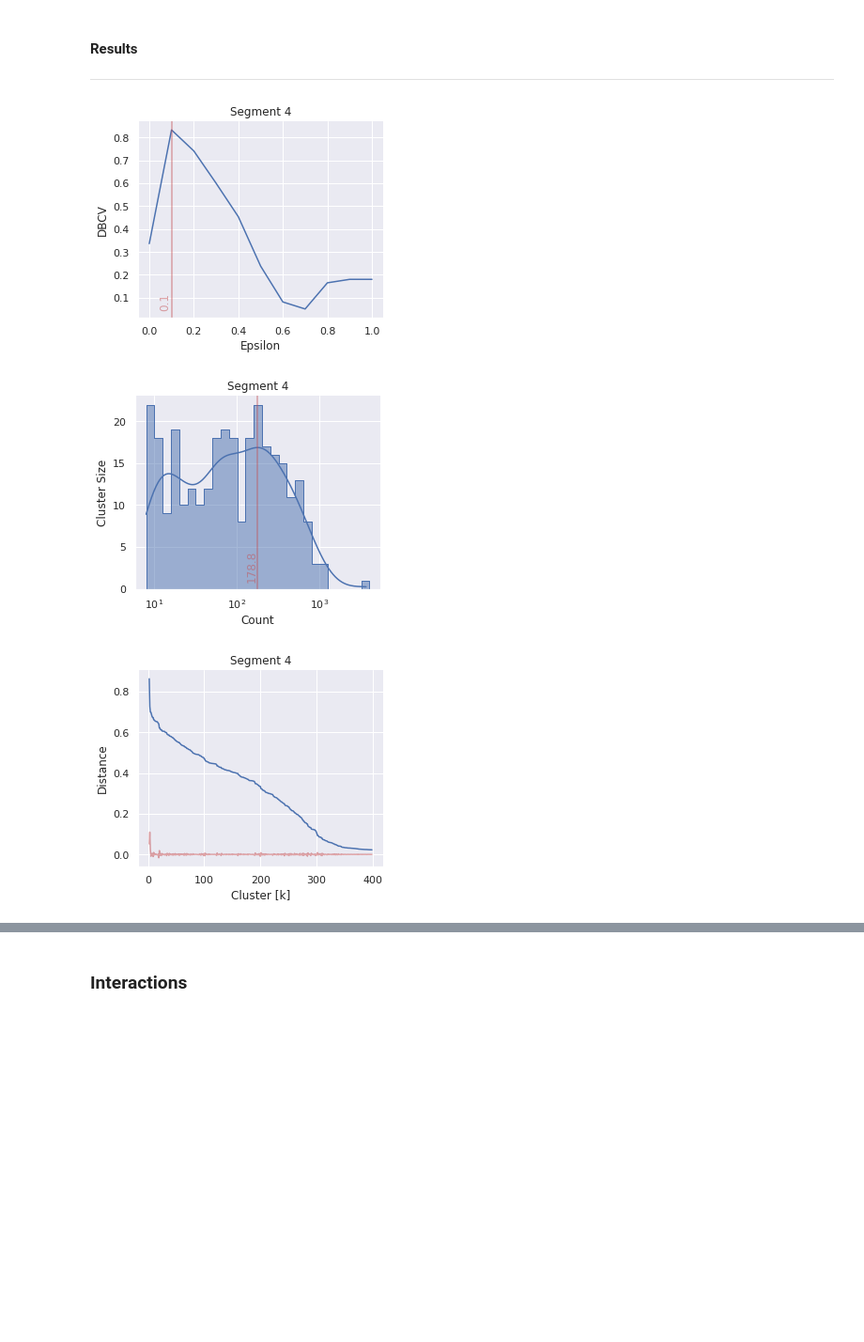
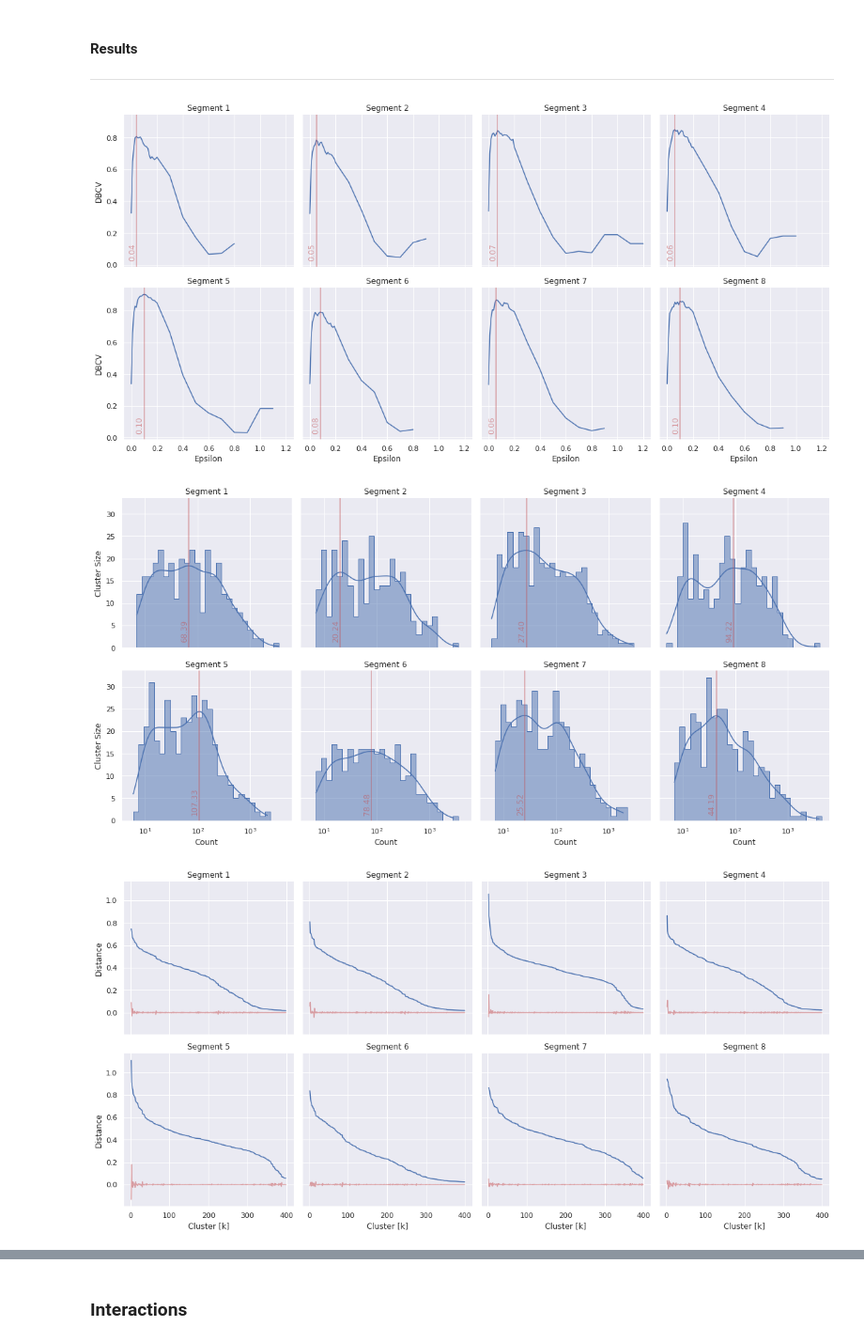
Before and after one commit to ahenoch/Masterthesis, a Jupyter notebook: Masterthesis.ipynb, the cells around one changed output, grey strips where cells are left out. Shown at 94% size. Saved outputs shown, nothing was run; the diff lists cells and outputs as text; code cells hidden in the pictures; blank space fills up the shorter version.

```diff
--- a/Masterthesis.ipynb
+++ b/Masterthesis.ipynb
@@ -381,9 +380,13 @@ def get_epsilon(dataframe, metric):
     #unclustered_list = []
     epsilon_list = []
 
-    #approximation see above
     if metric == 'cosine':
         metric = 'euclidean'
+        rough = 0.1
+        fine = 0.01
+    else:
+        rough = 1.0
+        fine = 0.1
 
     clusterer_init = hdbscan.HDBSCAN(
         min_samples = 1,
@@ -413,16 +416,16 @@ def get_epsilon(dataframe, metric):
         #unclustered_list.append(label.count(-1))
         epsilon_list.append(epsilon)
 
-        epsilon = round(epsilon + 1.0, 2)
+        epsilon = round(epsilon + rough, 2)
 
     epsilon_best = epsilon_list[dbcv_list.index(max(dbcv_list))]
 
-    epsilon = round(epsilon_best - 1.0, 2)
+    epsilon = round(epsilon_best - rough, 2)
 
     if (epsilon < 0.0):
         epsilon = 0.0
 
-    epsilon_max = round(epsilon_best + 1.0, 2)
+    epsilon_max = round(epsilon_best + rough, 2)
     #dbcv_list = []
     #n_cluster_list = []
     #unclustered_list = []
@@ -447,7 +450,7 @@ def get_epsilon(dataframe, metric):
         #unclustered_list.append(label.count(-1))
         epsilon_list.append(epsilon)
 
-        epsilon = round(epsilon + 0.1, 2)
+        epsilon = round(epsilon + fine, 2)
 
     dbcv_best = max(dbcv_list)
     epsilon_best = epsilon_list[dbcv_list.index(dbcv_best)]
@@ -723,8 +726,8 @@ def subsplit(subtype):
 infile = '../Data/A.fasta'
 outfolder = 'output'
 create = 0
-segments = [4]
-metric = 'euclidean'
+segments = [1,2,3,4,5,6,7,8]
+metric = 'cosine'
 
 if not outfolder.endswith("/"):
     outfolder += "/"
@@ -846,14 +849,17 @@ except:
 # %%
 plot_dbcv(parameter)
 plot_density(density)
 plot_elbow(elbow)
 display(information)
 display(cluster)
-plot_linkage(cluster, linkage, 4, 'H')
-plot_linkage(cluster, linkage, 6, 'N')
+try:
+    plot_linkage(cluster, linkage, 4, 'H')
+    plot_linkage(cluster, linkage, 6, 'N')
+except:
+    pass
 # %% [output]
-[figure, old version]
+[figure, new version]
-[figure, old version]
+[figure, new version]
-[figure, old version]
+[figure, new version]
 |  | n_cluster | unclustered | H_unmatch | N_unmatch | epsilon_best | dbcv_best |
 | segment |  |  |  |  |  |  |
```
Also changed, not shown: parts of 8 cells of this notebook, 1 other file.
